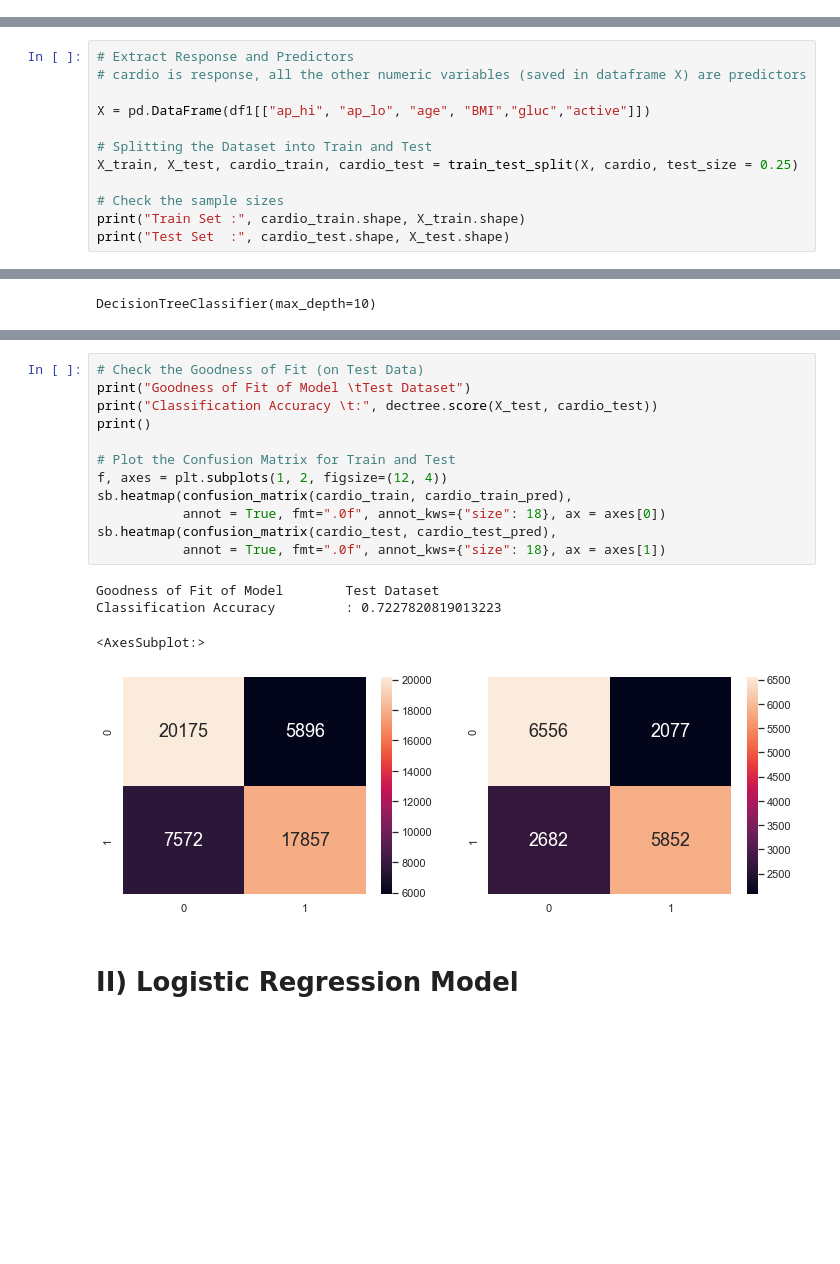
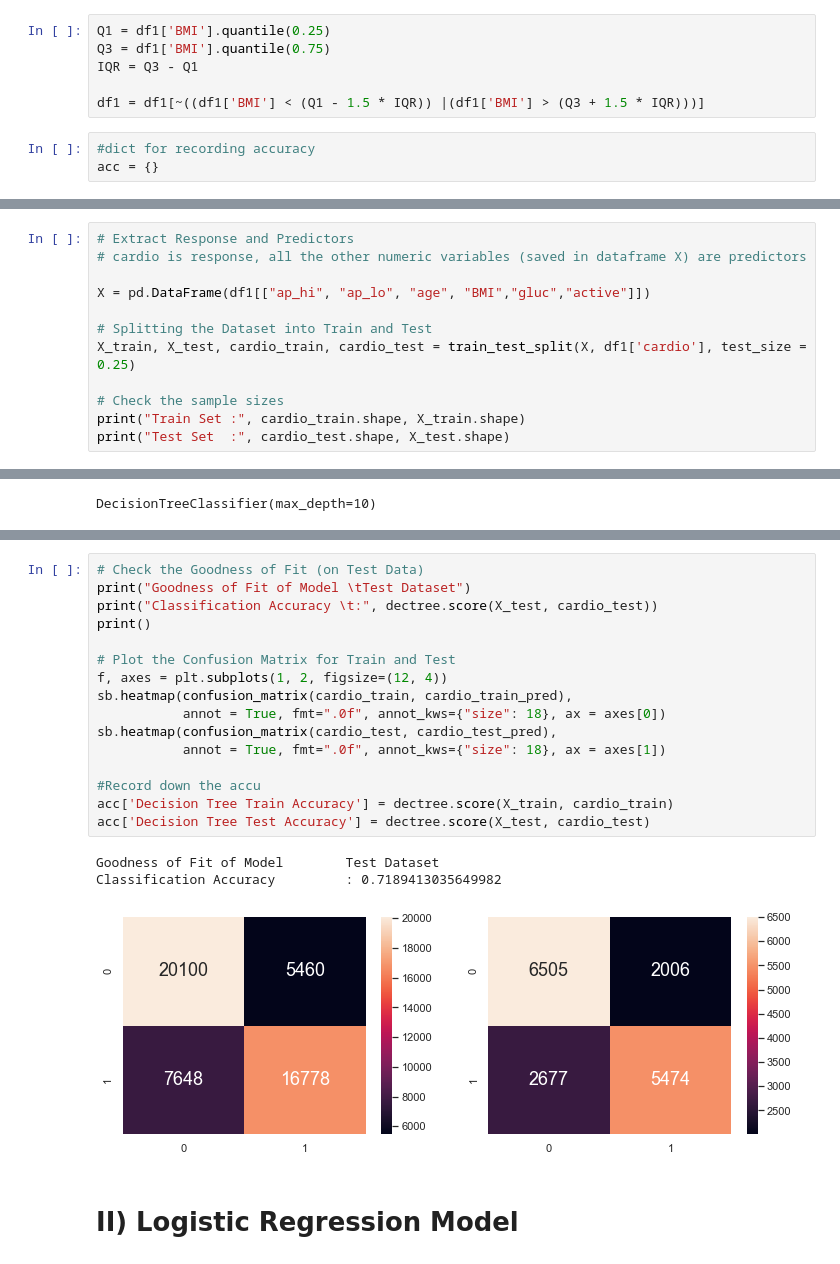
Before and after one commit to sidd0131/IE0005-Mini-Project, a Jupyter notebook: Mini Proj.ipynb, the cells around one changed output, grey strips where cells are left out. Saved outputs shown, nothing was run; the diff lists cells and outputs as text; blank space fills up the shorter version.

```diff
--- a/Mini Proj.ipynb
+++ b/Mini Proj.ipynb
@@ -1478,3 +1487,12 @@ Classification Accuracy         : 0.520941340944836
+# %%
+Q1 = df1['BMI'].quantile(0.25)
+Q3 = df1['BMI'].quantile(0.75)
+IQR = Q3 - Q1
+
+df1 = df1[~((df1['BMI'] < (Q1 - 1.5 * IQR)) |(df1['BMI'] > (Q3 + 1.5 * IQR)))]
+# %%
+#dict for recording accuracy
+acc = {}
 # %% [markdown]
 # I) Multi-Variate Classification Tree
 # %%
@@ -1500,7 +1530,7 @@ df1
 X = pd.DataFrame(df1[["ap_hi", "ap_lo", "age", "BMI","gluc","active"]])
 
 # Splitting the Dataset into Train and Test
-X_train, X_test, cardio_train, cardio_test = train_test_split(X, cardio, test_size = 0.25)
+X_train, X_test, cardio_train, cardio_test = train_test_split(X, df1['cardio'], test_size = 0.25)
 
 # Check the sample sizes
 print("Train Set :", cardio_train.shape, X_train.shape)
@@ -1547,20 +1577,23 @@ Classification Accuracy         : 0.7384854368932039
 # %%
 # Check the Goodness of Fit (on Test Data)
 print("Goodness of Fit of Model \tTest Dataset")
 print("Classification Accuracy \t:", dectree.score(X_test, cardio_test))
 print()
 
 # Plot the Confusion Matrix for Train and Test
 f, axes = plt.subplots(1, 2, figsize=(12, 4))
 sb.heatmap(confusion_matrix(cardio_train, cardio_train_pred),
            annot = True, fmt=".0f", annot_kws={"size": 18}, ax = axes[0])
 sb.heatmap(confusion_matrix(cardio_test, cardio_test_pred),
            annot = True, fmt=".0f", annot_kws={"size": 18}, ax = axes[1])
+
+#Record down the accu
+acc['Decision Tree Train Accuracy'] = dectree.score(X_train, cardio_train)
+acc['Decision Tree Test Accuracy'] = dectree.score(X_test, cardio_test)
 # %% [output]
 Goodness of Fit of Model        Test Dataset
-Classification Accuracy         : 0.7227820819013223
+Classification Accuracy         : 0.7189413035649982
-<AxesSubplot:>
-[figure, old version]
+[figure, new version]
 # %% [markdown]
 # II) Logistic Regression Model
 # %%
```
Also changed, not shown: parts of 57 cells of this notebook.
